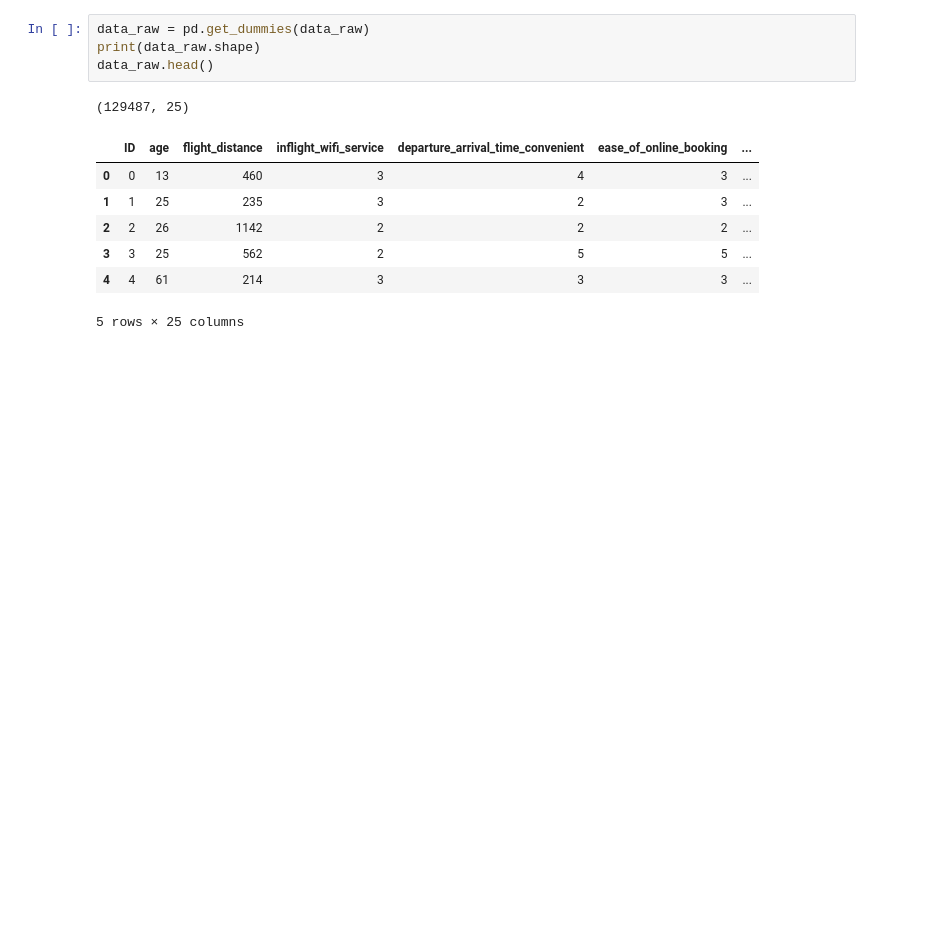
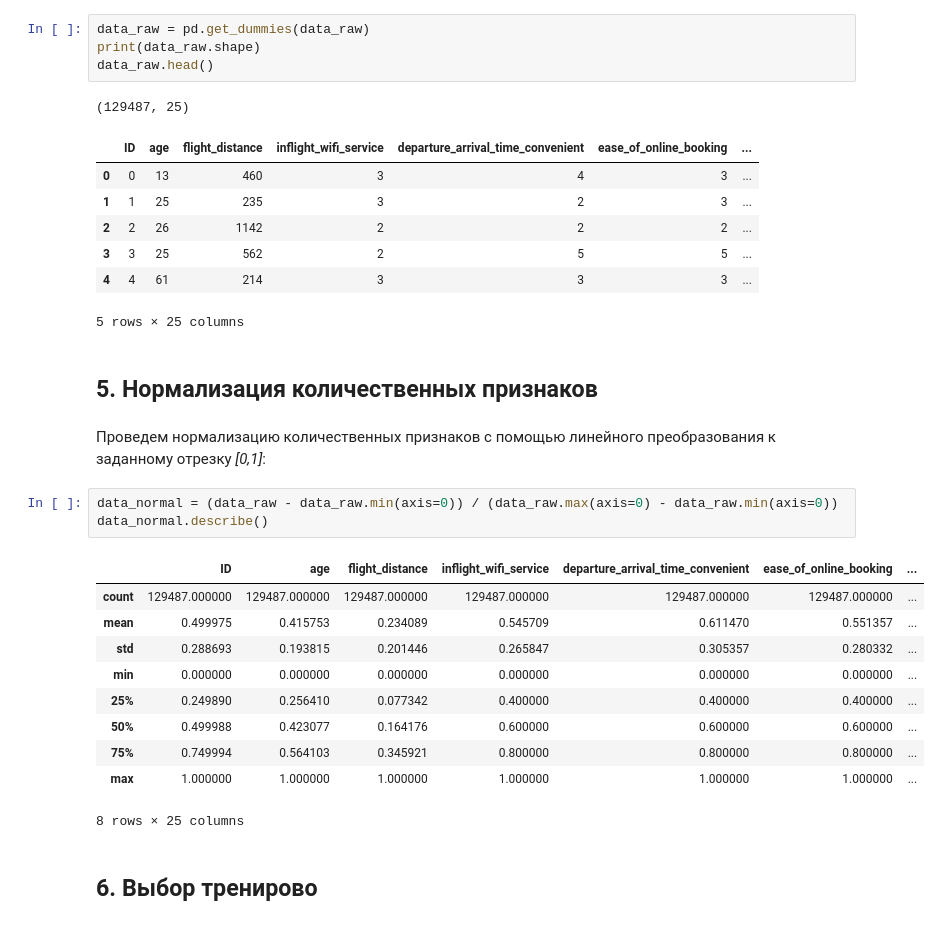
Before and after one commit to a-sidorova/machine_learning_course, a Jupyter notebook: 01_Data_analysis.ipynb, the cells around one changed output. Drawn from its saved outputs; the diff is of its cells as text; blank space fills up the shorter version.

Commit message:
Added normalization

```diff
--- a/01_Data_analysis.ipynb
+++ b/01_Data_analysis.ipynb
@@ -384,3 +384,23 @@ data_raw.head()
 | 3 | 3 | 25 | 562 | 2 | 5 | 5 | ... |
 | 4 | 4 | 61 | 214 | 3 | 3 | 3 | ... |
 5 rows × 25 columns
+# %% [markdown]
+## 5. Нормализация количественных признаков
+# %% [markdown]
+Проведем нормализацию количественных признаков с помощью линейного преобразования к заданному отрезку *[0,1]*:
+# %%
+data_normal = (data_raw - data_raw.min(axis=0)) / (data_raw.max(axis=0) - data_raw.min(axis=0))
+data_normal.describe()
+# %% [output]
+|  | ID | age | flight_distance | inflight_wifi_service | departure_arrival_time_convenient | ease_of_online_booking | ... |
+| count | 129487.000000 | 129487.000000 | 129487.000000 | 129487.000000 | 129487.000000 | 129487.000000 | ... |
+| mean | 0.499975 | 0.415753 | 0.234089 | 0.545709 | 0.611470 | 0.551357 | ... |
+| std | 0.288693 | 0.193815 | 0.201446 | 0.265847 | 0.305357 | 0.280332 | ... |
+| min | 0.000000 | 0.000000 | 0.000000 | 0.000000 | 0.000000 | 0.000000 | ... |
+| 25% | 0.249890 | 0.256410 | 0.077342 | 0.400000 | 0.400000 | 0.400000 | ... |
+| 50% | 0.499988 | 0.423077 | 0.164176 | 0.600000 | 0.600000 | 0.600000 | ... |
+| 75% | 0.749994 | 0.564103 | 0.345921 | 0.800000 | 0.800000 | 0.800000 | ... |
+| max | 1.000000 | 1.000000 | 1.000000 | 1.000000 | 1.000000 | 1.000000 | ... |
+8 rows × 25 columns
+# %% [markdown]
+## 6. Выбор тренирово
```
Also changed, not shown: parts of 2 cells of this notebook.
